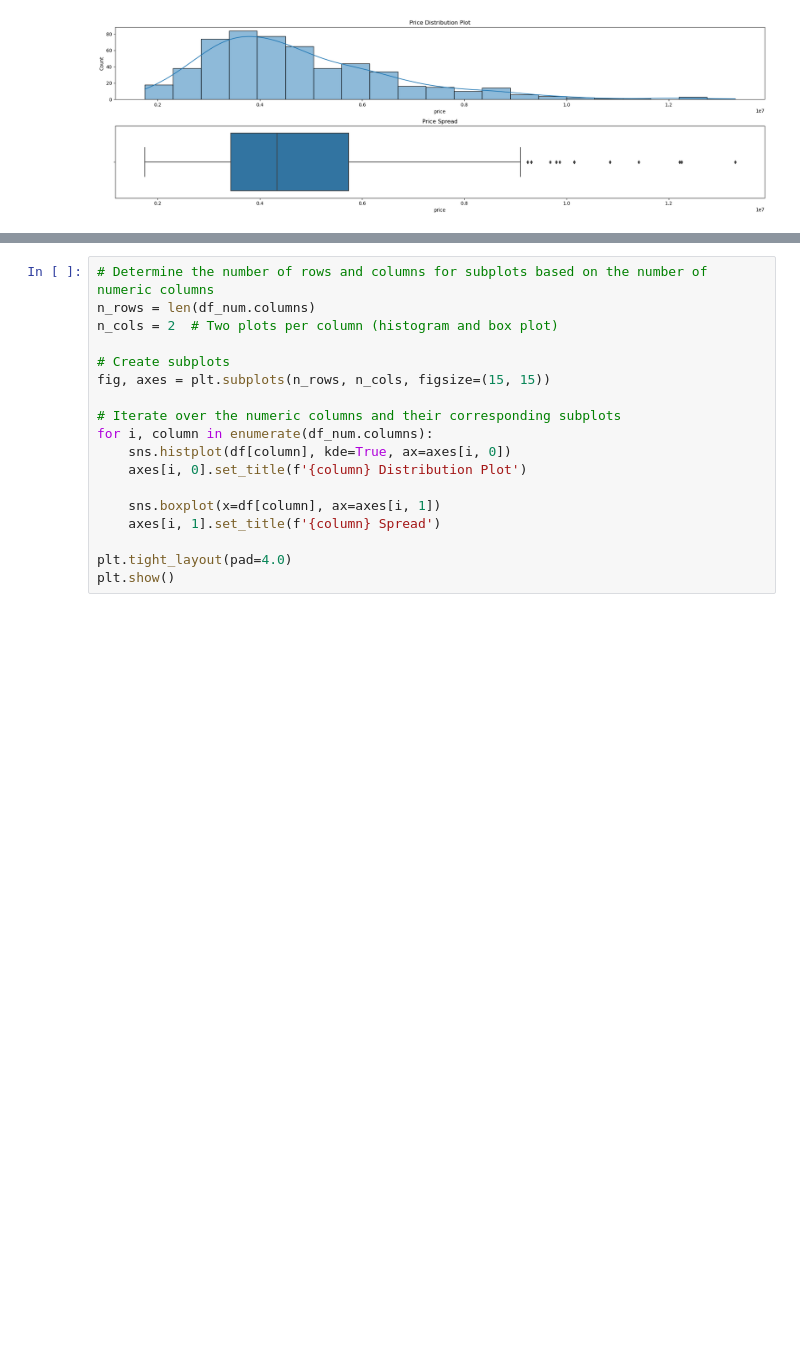
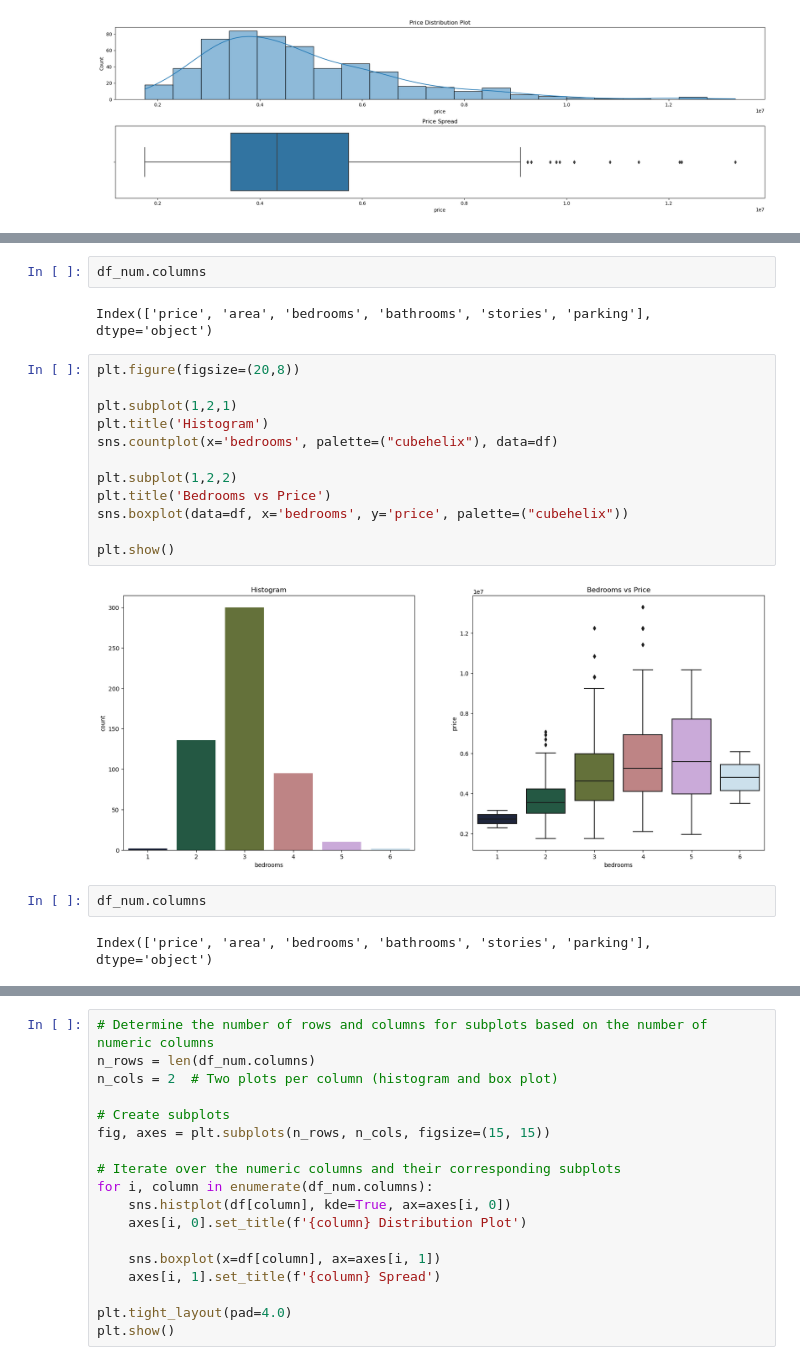
Before and after one commit to vidyadharbendre/learn_machine_learning, a Jupyter notebook: regression/jupyter_notebooks/01_house_price_prediction/house_pred_model.ipynb, the cells around one changed output, grey strips where cells are left out. Saved outputs shown, nothing was run; the diff lists cells and outputs as text; blank space fills up the shorter version.

```diff
--- a/regression/jupyter_notebooks/01_house_price_prediction/house_pred_model.ipynb
+++ b/regression/jupyter_notebooks/01_house_price_prediction/house_pred_model.ipynb
@@ -638,0 +712,22 @@ plt.show()
+# %%
+df_num.columns
+# %% [output]
+Index(['price', 'area', 'bedrooms', 'bathrooms', 'stories', 'parking'], dtype='object')
+# %%
+plt.figure(figsize=(20,8))
+
+plt.subplot(1,2,1)
+plt.title('Histogram')
+sns.countplot(x='bedrooms', palette=("cubehelix"), data=df)
+
+plt.subplot(1,2,2)
+plt.title('Bedrooms vs Price')
+sns.boxplot(data=df, x='bedrooms', y='price', palette=("cubehelix"))
+
+plt.show()
+# %% [output]
+[figure, added]
+# %%
+df_num.columns
+# %% [output]
+Index(['price', 'area', 'bedrooms', 'bathrooms', 'stories', 'parking'], dtype='object')
```
Also changed, not shown: parts of 31 cells of this notebook, 20 other files.
